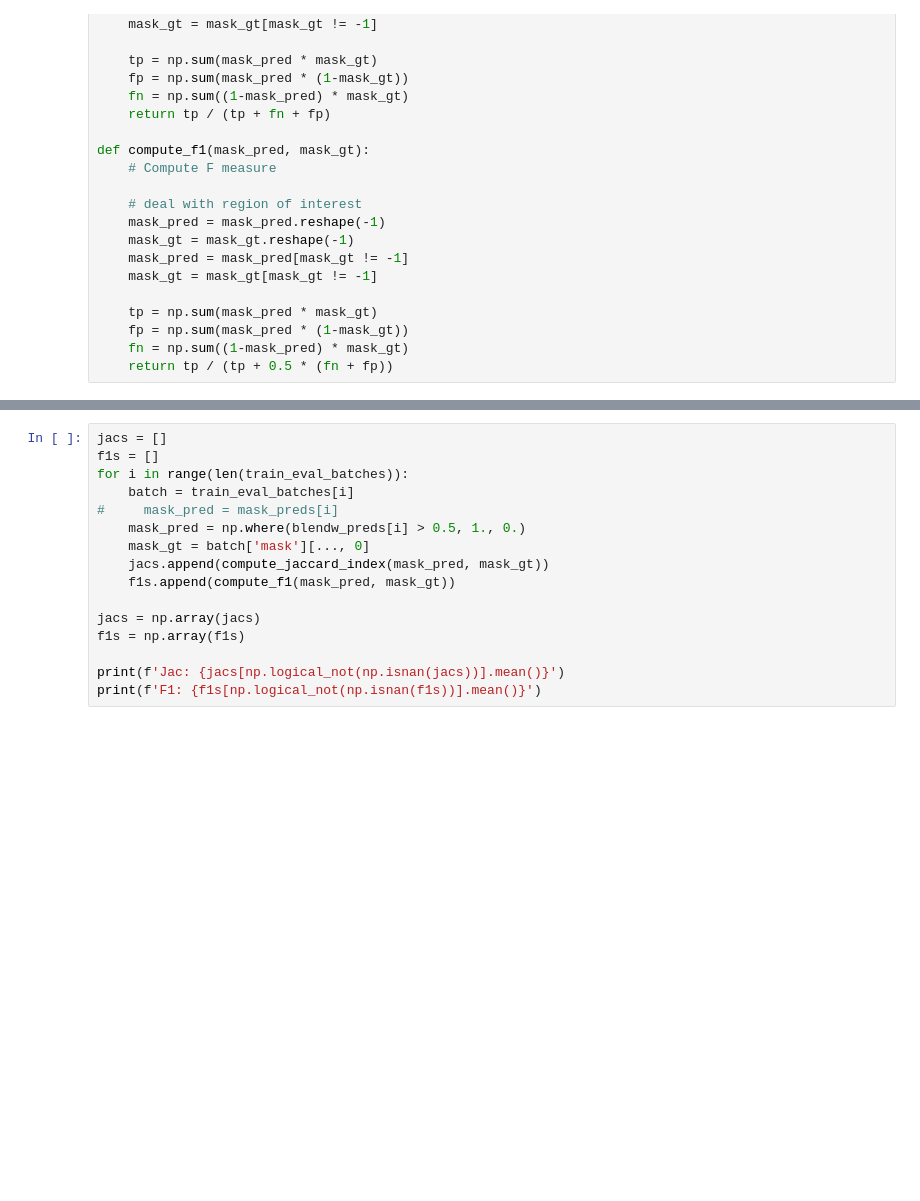
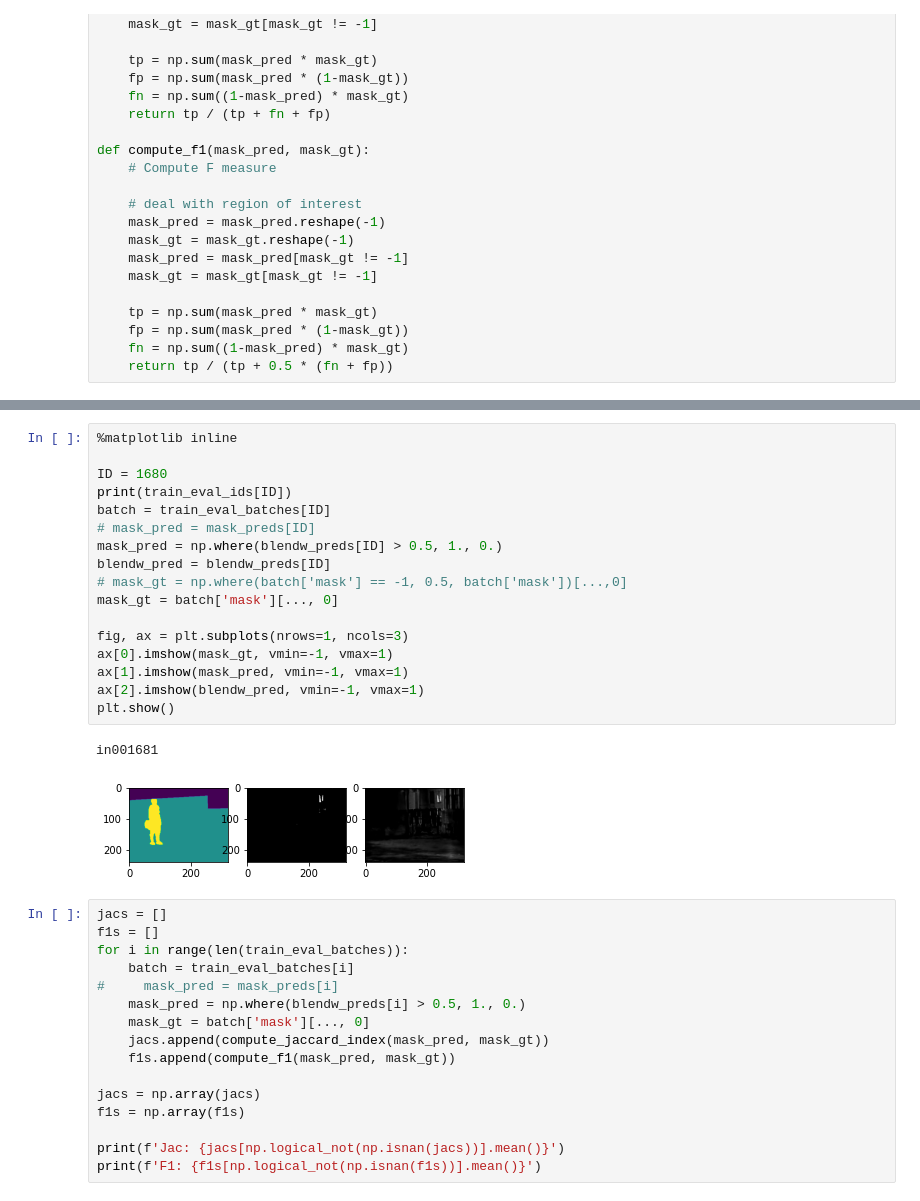
Before and after one commit to ChikaYan/hypernerf, a Jupyter notebook: results_evaluator.ipynb, the cells around one changed output, grey strips where cells are left out. Saved outputs shown, nothing was run; the diff lists cells and outputs as text; blank space fills up the shorter version.

```diff
--- a/results_evaluator.ipynb
+++ b/results_evaluator.ipynb
@@ -187,3 +178,23 @@ in000251
+# %%
+%matplotlib inline
+
+ID = 1680
+print(train_eval_ids[ID])
+batch = train_eval_batches[ID]
+# mask_pred = mask_preds[ID]
+mask_pred = np.where(blendw_preds[ID] > 0.5, 1., 0.)
+blendw_pred = blendw_preds[ID]
+# mask_gt = np.where(batch['mask'] == -1, 0.5, batch['mask'])[...,0]
+mask_gt = batch['mask'][..., 0]
+
+fig, ax = plt.subplots(nrows=1, ncols=3)
+ax[0].imshow(mask_gt, vmin=-1, vmax=1)
+ax[1].imshow(mask_pred, vmin=-1, vmax=1)
+ax[2].imshow(blendw_pred, vmin=-1, vmax=1)
+plt.show()
+# %% [output]
+in001681
+[figure, added]
 # %%
 jacs = []
 f1s = []
```
Also changed, not shown: parts of 6 cells of this notebook, 25 other files.
